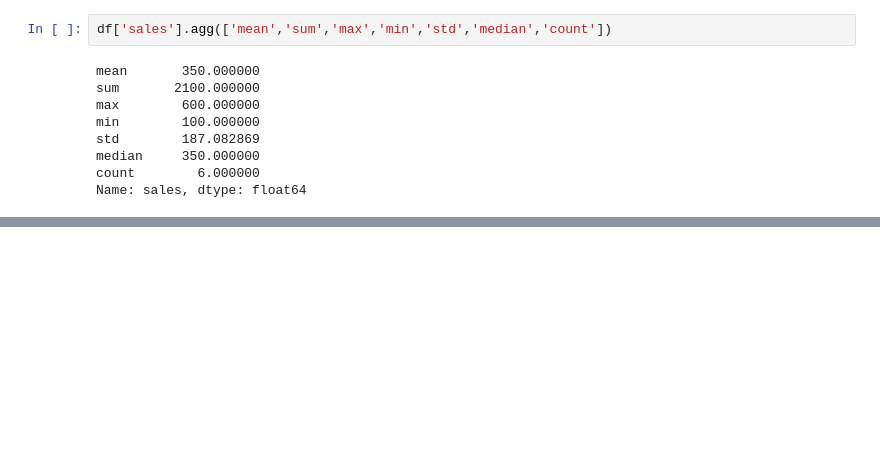
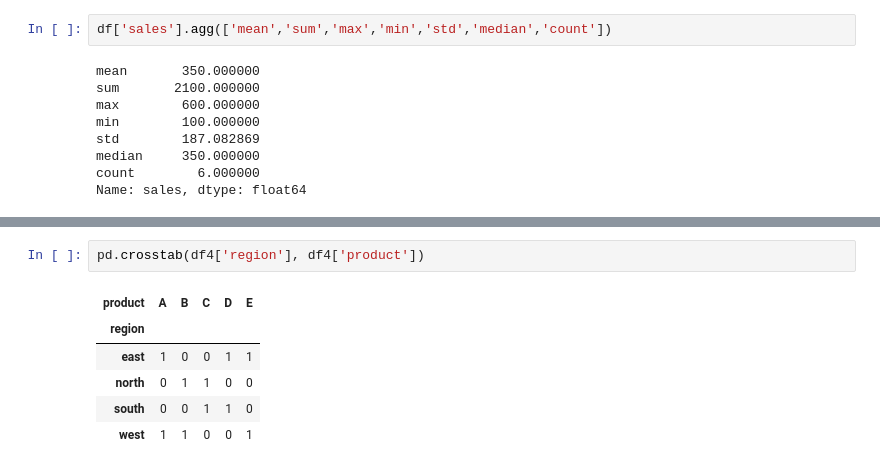
Before and after one commit to AyushSharma-17/dataanalysis_python_l1, a Jupyter notebook: copy_of_pandas_ex.ipynb, the cells around one changed output, grey strips where cells are left out. Cells and saved outputs as stored; diff of their text form; blank space fills up the shorter version.

```diff
--- a/copy_of_pandas_ex.ipynb
+++ b/copy_of_pandas_ex.ipynb
@@ -527,0 +567,9 @@ Name: sales, dtype: float64
+# %%
+pd.crosstab(df4['region'], df4['product'])
+# %% [output]
+| product | A | B | C | D | E |
+| region |  |  |  |  |  |
+| east | 1 | 0 | 0 | 1 | 1 |
+| north | 0 | 1 | 1 | 0 | 0 |
+| south | 0 | 0 | 1 | 1 | 0 |
+| west | 1 | 1 | 0 | 0 | 1 |
```
Also changed, not shown: parts of 5 cells of this notebook.
